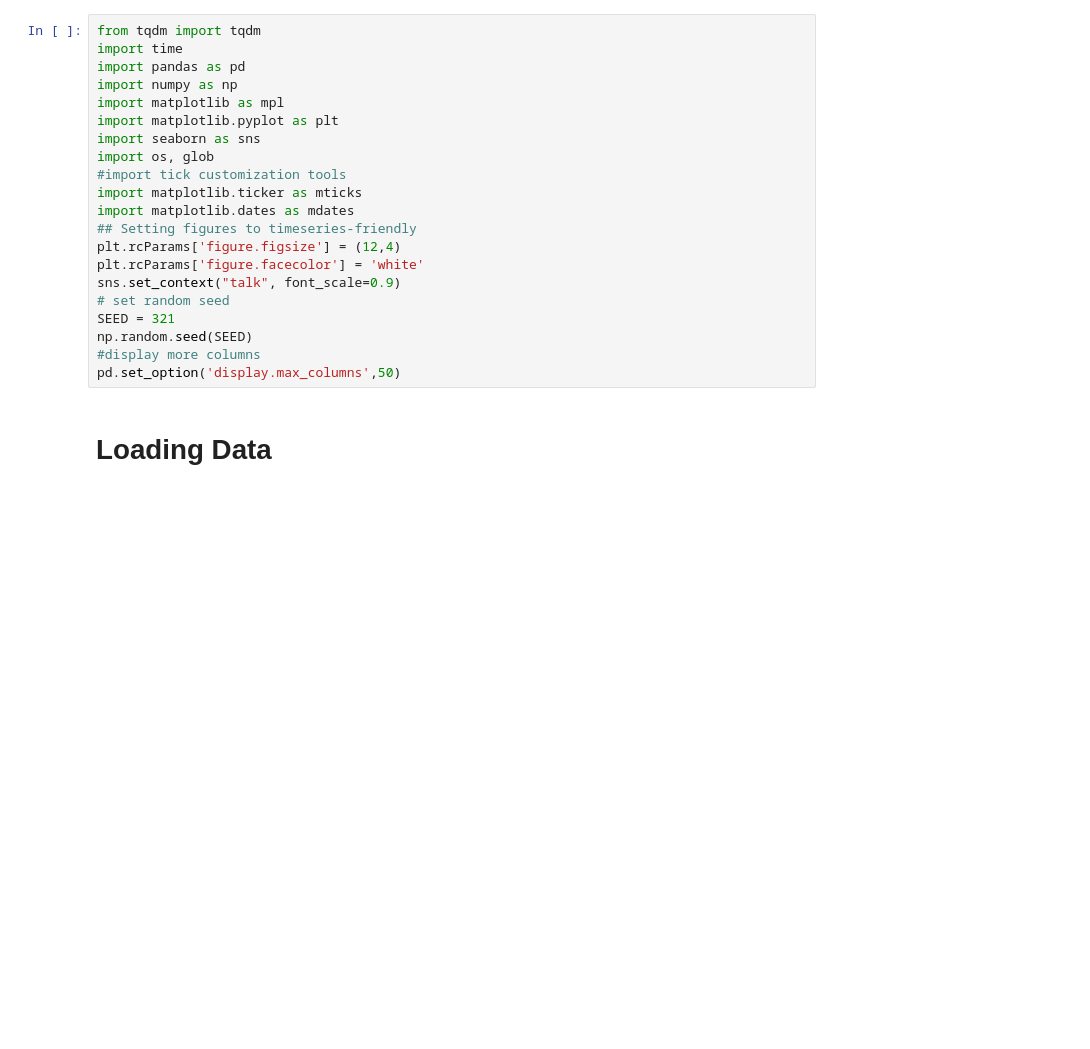
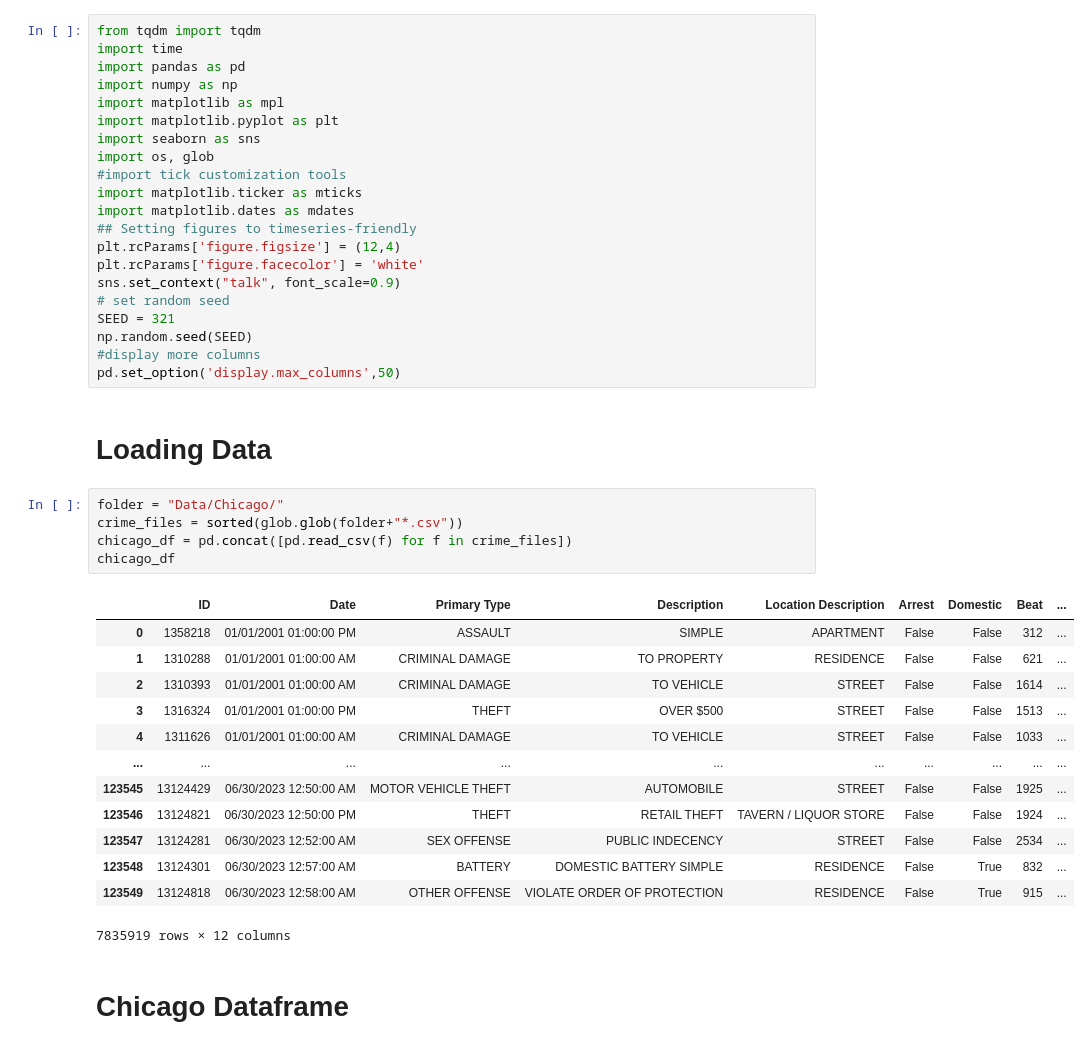
Before and after one commit to CaillahR/Chicago-Crime-Data, a Jupyter notebook: Part 1.ipynb, the cells around one changed output. Saved outputs shown, nothing was run; the diff lists cells and outputs as text; blank space fills up the shorter version.

```diff
--- a/Part 1.ipynb
+++ b/Part 1.ipynb
@@ -21,3 +21,24 @@ np.random.seed(SEED)
 pd.set_option('display.max_columns',50)
 # %% [markdown]
 # Loading Data
+# %%
+folder = "Data/Chicago/"
+crime_files = sorted(glob.glob(folder+"*.csv"))
+chicago_df = pd.concat([pd.read_csv(f) for f in crime_files])
+chicago_df
+# %% [output]
+|  | ID | Date | Primary Type | Description | Location Description | Arrest | Domestic | Beat | ... |
+| 0 | 1358218 | 01/01/2001 01:00:00 PM | ASSAULT | SIMPLE | APARTMENT | False | False | 312 | ... |
+| 1 | 1310288 | 01/01/2001 01:00:00 AM | CRIMINAL DAMAGE | TO PROPERTY | RESIDENCE | False | False | 621 | ... |
+| 2 | 1310393 | 01/01/2001 01:00:00 AM | CRIMINAL DAMAGE | TO VEHICLE | STREET | False | False | 1614 | ... |
+| 3 | 1316324 | 01/01/2001 01:00:00 PM | THEFT | OVER $500 | STREET | False | False | 1513 | ... |
+| 4 | 1311626 | 01/01/2001 01:00:00 AM | CRIMINAL DAMAGE | TO VEHICLE | STREET | False | False | 1033 | ... |
+| ... | ... | ... | ... | ... | ... | ... | ... | ... | ... |
+| 123545 | 13124429 | 06/30/2023 12:50:00 AM | MOTOR VEHICLE THEFT | AUTOMOBILE | STREET | False | False | 1925 | ... |
+| 123546 | 13124821 | 06/30/2023 12:50:00 PM | THEFT | RETAIL THEFT | TAVERN / LIQUOR STORE | False | False | 1924 | ... |
+| 123547 | 13124281 | 06/30/2023 12:52:00 AM | SEX OFFENSE | PUBLIC INDECENCY | STREET | False | False | 2534 | ... |
+| 123548 | 13124301 | 06/30/2023 12:57:00 AM | BATTERY | DOMESTIC BATTERY SIMPLE | RESIDENCE | False | True | 832 | ... |
+| 123549 | 13124818 | 06/30/2023 12:58:00 AM | OTHER OFFENSE | VIOLATE ORDER OF PROTECTION | RESIDENCE | False | True | 915 | ... |
+7835919 rows × 12 columns
+# %% [markdown]
+# Chicago Dataframe
```
Also changed, not shown: parts of 36 cells of this notebook, 1 other file.
